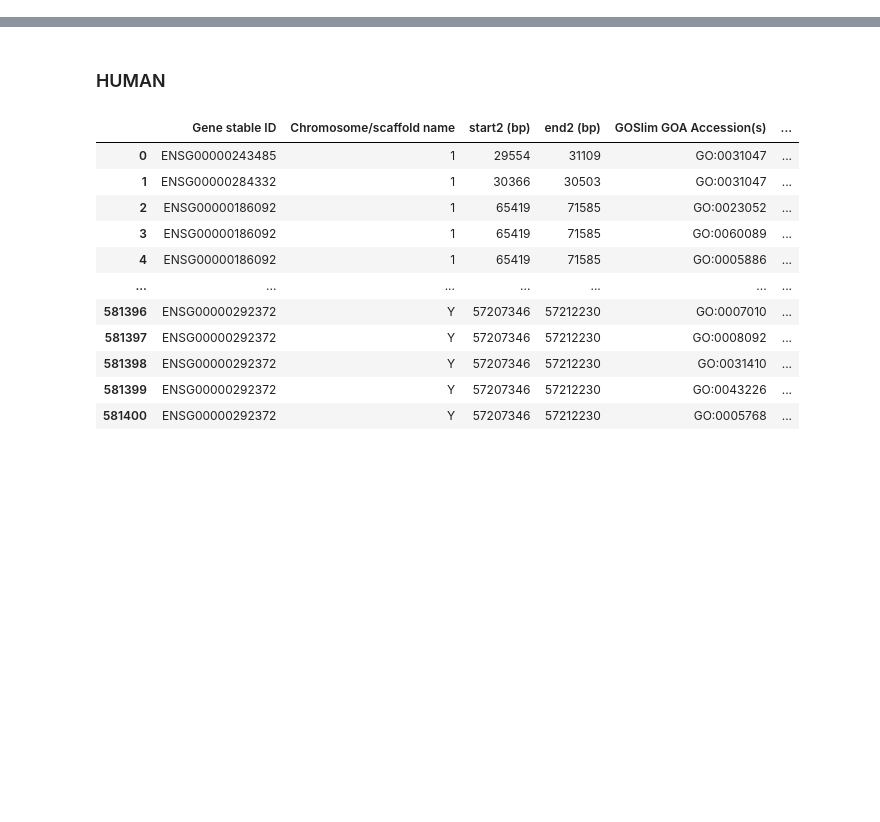
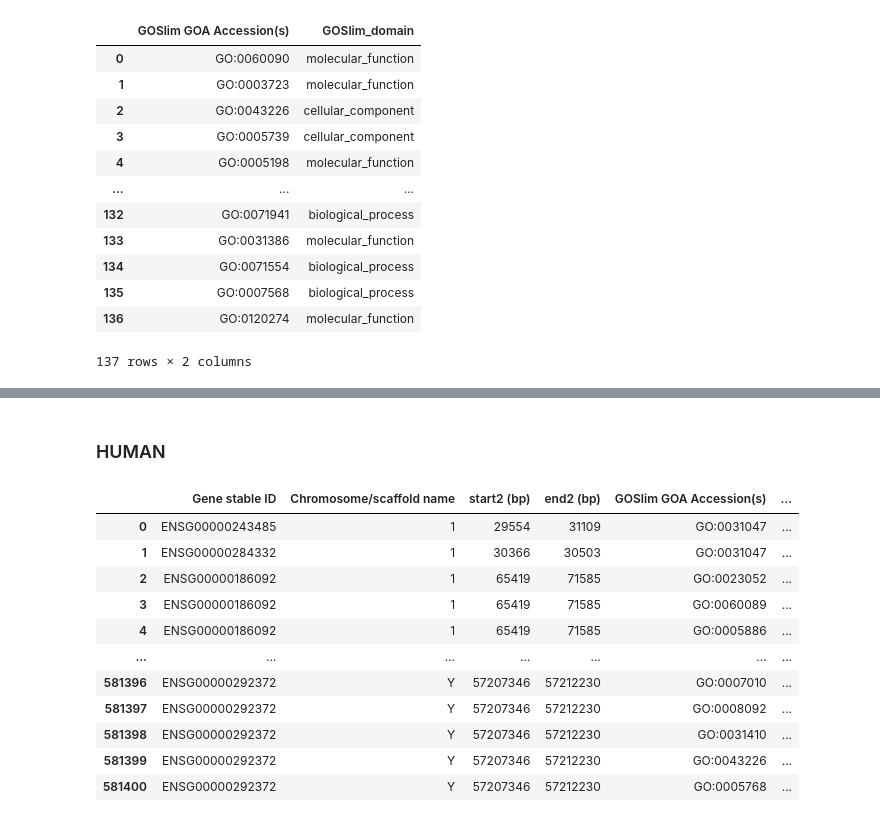
Before and after one commit to yonezawa-sora/pycircos_comaparative_species, a Jupyter notebook: data_preprocessing/1_GOSlim_add_domain.ipynb, the cells around one changed output, grey strips where cells are left out. Saved outputs shown, nothing was run; the diff lists cells and outputs as text; code cells hidden in the pictures; blank space fills up the shorter version.

```diff
--- a/data_preprocessing/1_GOSlim_add_domain.ipynb
+++ b/data_preprocessing/1_GOSlim_add_domain.ipynb
@@ -16,0 +61,19 @@ def get_domain(accession):
+# %%
+mouse_goslim_df["GOSlim_domain"] = mouse_goslim_df["GOSlim GOA Accession(s)"].apply(get_domain)
+time.sleep(10)
+
+display(mouse_goslim_df)
+# %% [output]
+|  | GOSlim GOA Accession(s) | GOSlim_domain |
+| 0 | GO:0060090 | molecular_function |
+| 1 | GO:0003723 | molecular_function |
+| 2 | GO:0043226 | cellular_component |
+| 3 | GO:0005739 | cellular_component |
+| 4 | GO:0005198 | molecular_function |
+| ... | ... | ... |
+| 132 | GO:0071941 | biological_process |
+| 133 | GO:0031386 | molecular_function |
+| 134 | GO:0071554 | biological_process |
+| 135 | GO:0007568 | biological_process |
+| 136 | GO:0120274 | molecular_function |
+137 rows × 2 columns
```
Also changed, not shown: parts of 9 cells of this notebook, 5 other files.
